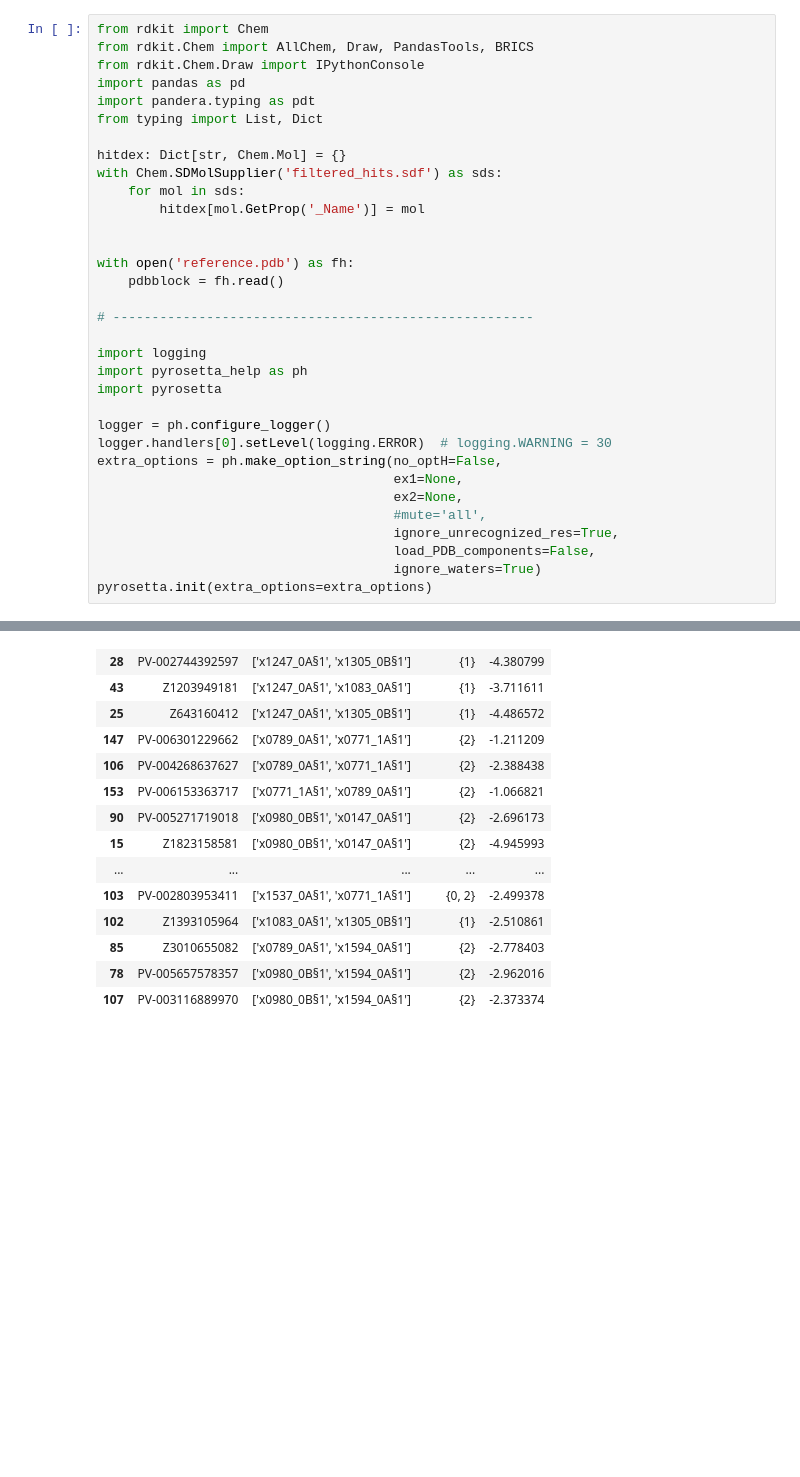
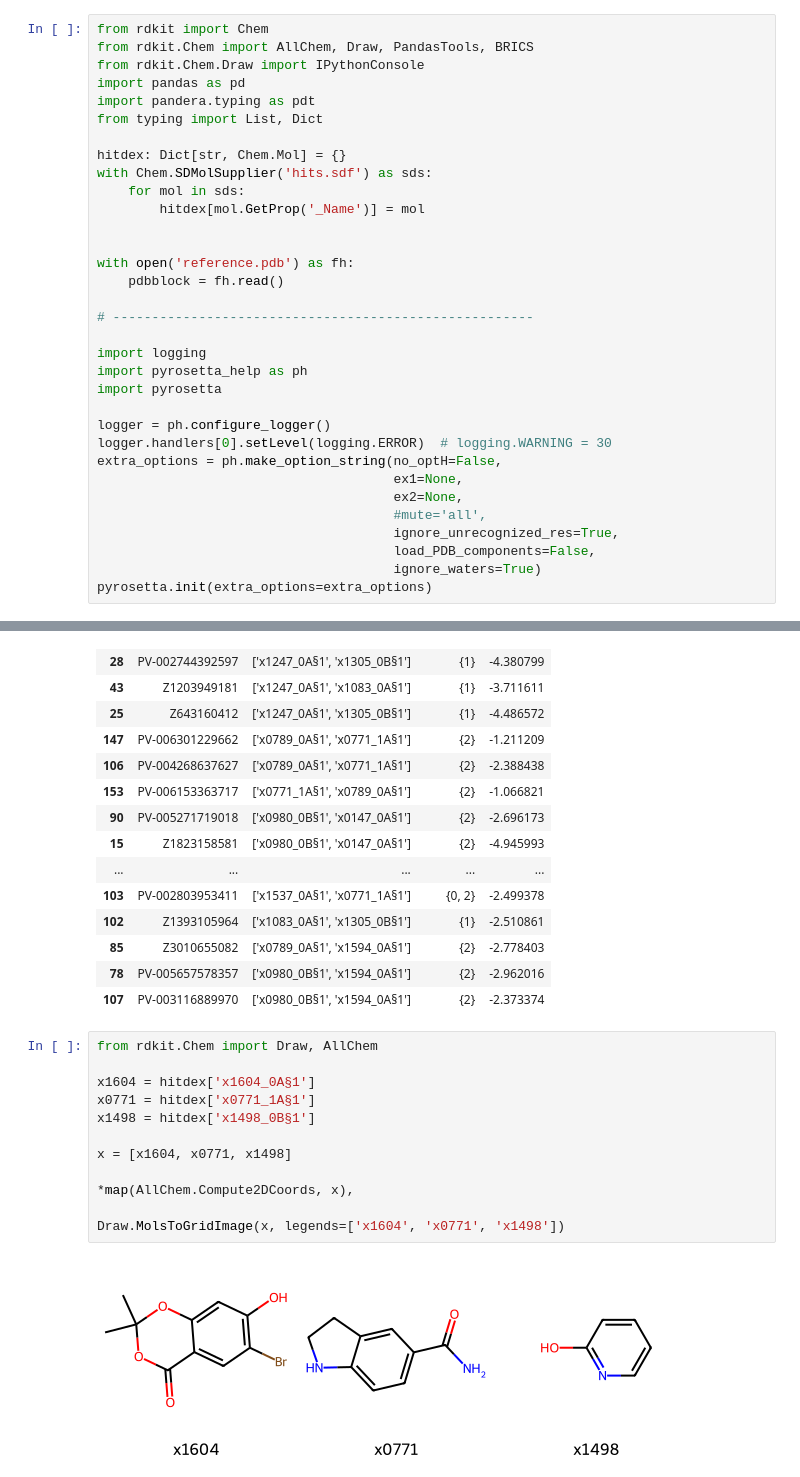
Before and after one commit to matteoferla/EV-D68-3C-protease, a Jupyter notebook: 02_hit-prep/hit_investigation.ipynb, the cells around one changed output, grey strips where cells are left out. Saved outputs shown, nothing was run; the diff lists cells and outputs as text; blank space fills up the shorter version.

```diff
--- a/02_hit-prep/hit_investigation.ipynb
+++ b/02_hit-prep/hit_investigation.ipynb
@@ -381,7 +347,7 @@ import pandera.typing as pdt
 from typing import List, Dict
 
 hitdex: Dict[str, Chem.Mol] = {}
-with Chem.SDMolSupplier('filtered_hits.sdf') as sds:
+with Chem.SDMolSupplier('hits.sdf') as sds:
     for mol in sds:
         hitdex[mol.GetProp('_Name')] = mol
 
@@ -692,3 +651,17 @@ intxns.sort_values('N_atoms', ascending=False)[['name','regarded', 'grouped', '
 | 85 | Z3010655082 | ['x0789_0A§1', 'x1594_0A§1'] | {2} | -2.778403 |
 | 78 | PV-005657578357 | ['x0980_0B§1', 'x1594_0A§1'] | {2} | -2.962016 |
 | 107 | PV-003116889970 | ['x0980_0B§1', 'x1594_0A§1'] | {2} | -2.373374 |
+# %%
+from rdkit.Chem import Draw, AllChem
+
+x1604 = hitdex['x1604_0A§1']
+x0771 = hitdex['x0771_1A§1']
+x1498 = hitdex['x1498_0B§1']
+
+x = [x1604, x0771, x1498]
+
+*map(AllChem.Compute2DCoords, x),
+
+Draw.MolsToGridImage(x, legends=['x1604', 'x0771', 'x1498'])
+# %% [output]
+[figure, added]
```
Also changed, not shown: parts of 4 cells of this notebook, 1 other file.
